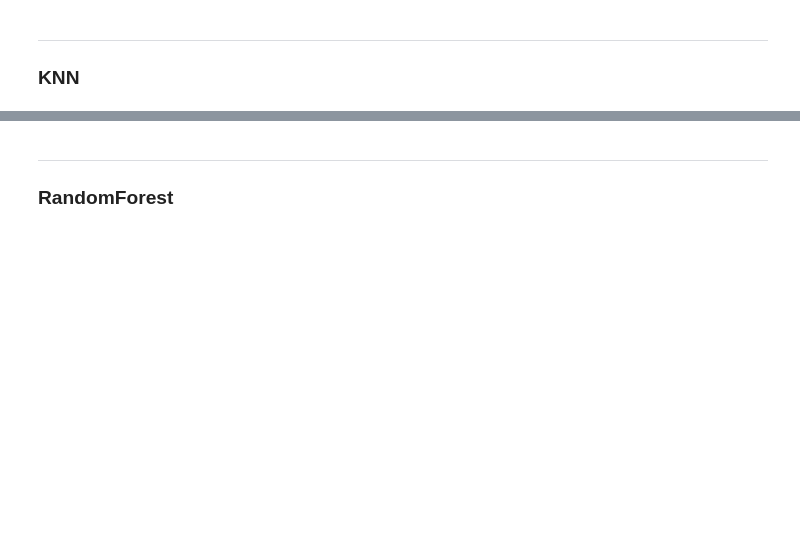
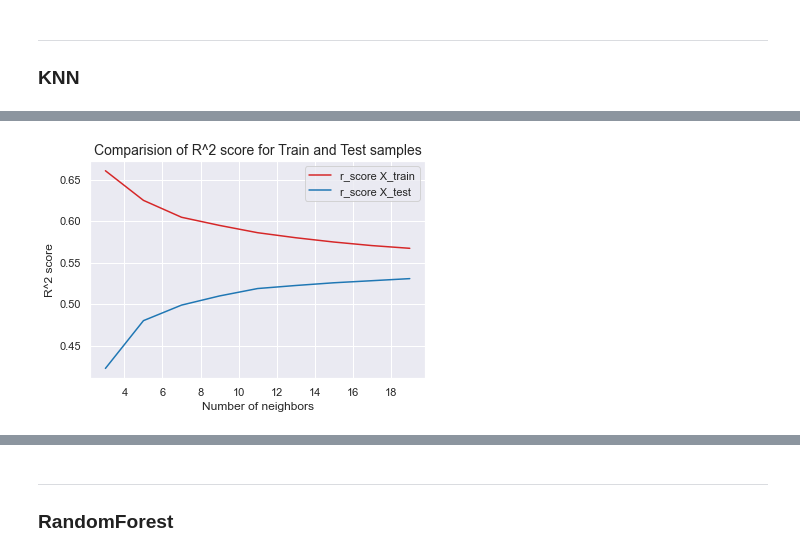
Before and after one commit to LudivineLacour/supervised-learning, a Jupyter notebook: code/modelling.ipynb, the cells around one changed output, grey strips where cells are left out. Saved outputs shown, nothing was run; the diff lists cells and outputs as text; code cells hidden in the pictures; blank space fills up the shorter version.

```diff
--- a/code/modelling.ipynb
+++ b/code/modelling.ipynb
@@ -111 +280,14 @@ print('RMSLE:',(mean_squared_log_error(y_test, y_pred_knn)**0.5),'\n')
+# %%
+# Creating another visualization to show the overfitting effect
+
+plt.plot(nb_neighbors, r_score_train, color='tab:red', label='r_score X_train')
+plt.plot(nb_neighbors, r_score_test, color='tab:blue', label='r_score X_test')
+plt.xlabel('Number of neighbors')
+plt.ylabel('R^2 score')
+plt.title('Comparision of R^2 score for Train and Test samples', fontsize=14)
+plt.legend()
+plt.savefig('../img/comparison_rscore_KNN.png')
+plt.show()
+# %% [output]
+[figure, added]
 # %%
```
Also changed, not shown: parts of 18 cells of this notebook.
